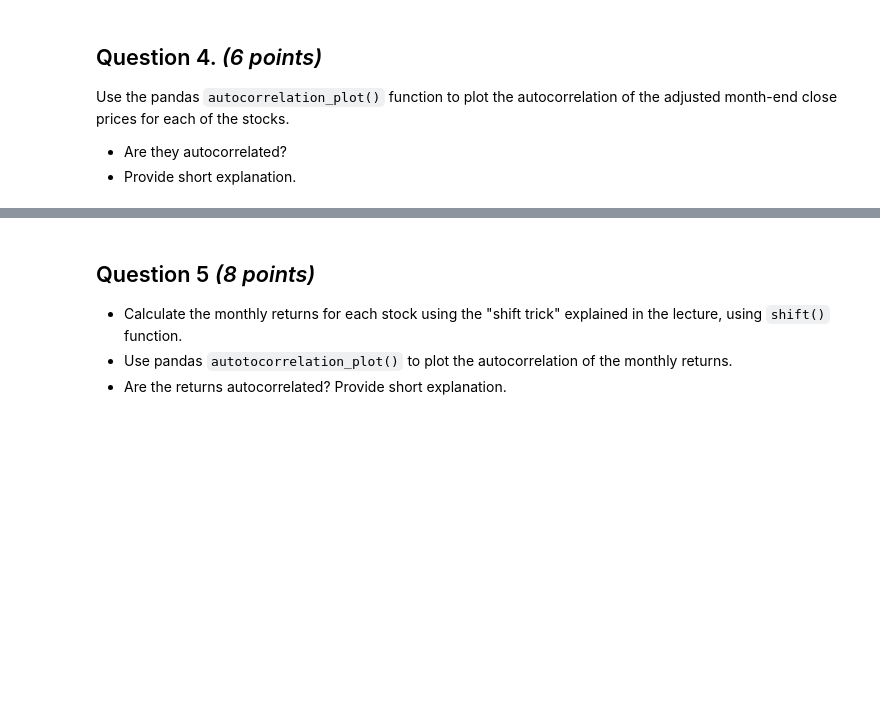
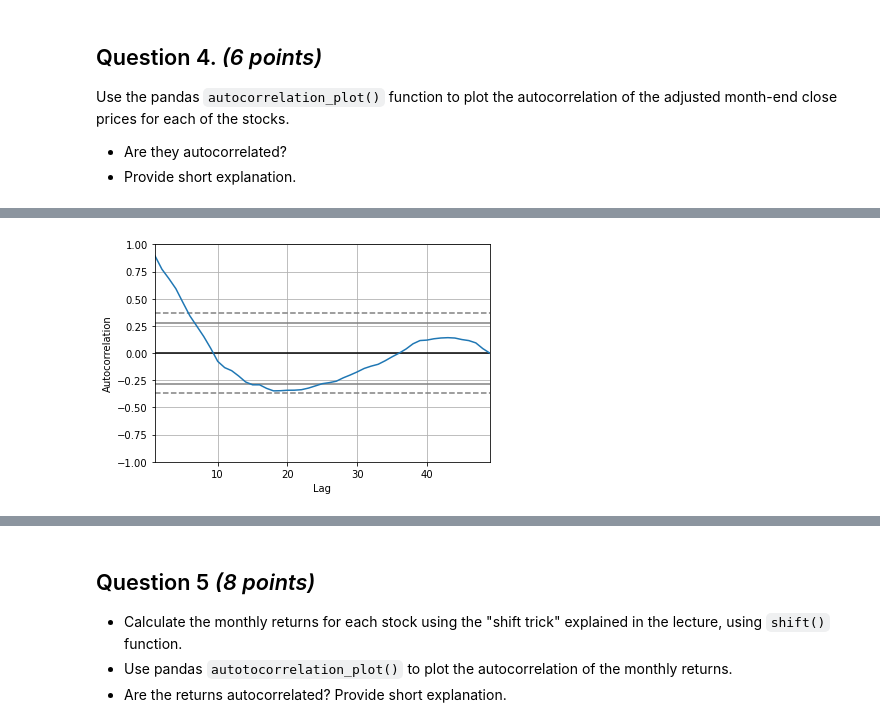
Before and after one commit to Alkasai/3250B, a Jupyter notebook: notebooks/[python] Assignment 2.ipynb, the cells around one changed output, grey strips where cells are left out. Saved outputs shown, nothing was run; the diff lists cells and outputs as text; code cells hidden in the pictures; blank space fills up the shorter version.

```diff
--- a/notebooks/[python] Assignment 2.ipynb
+++ b/notebooks/[python] Assignment 2.ipynb
@@ -81,0 +157,4 @@ Use the pandas `autocorrelation_plot()` function to plot the autocorrelation of
+# %%
+pd.plotting.autocorrelation_plot(stocks['META']);
+# %% [output]
+[figure, added]
```
Also changed, not shown: parts of 39 cells of this notebook.
